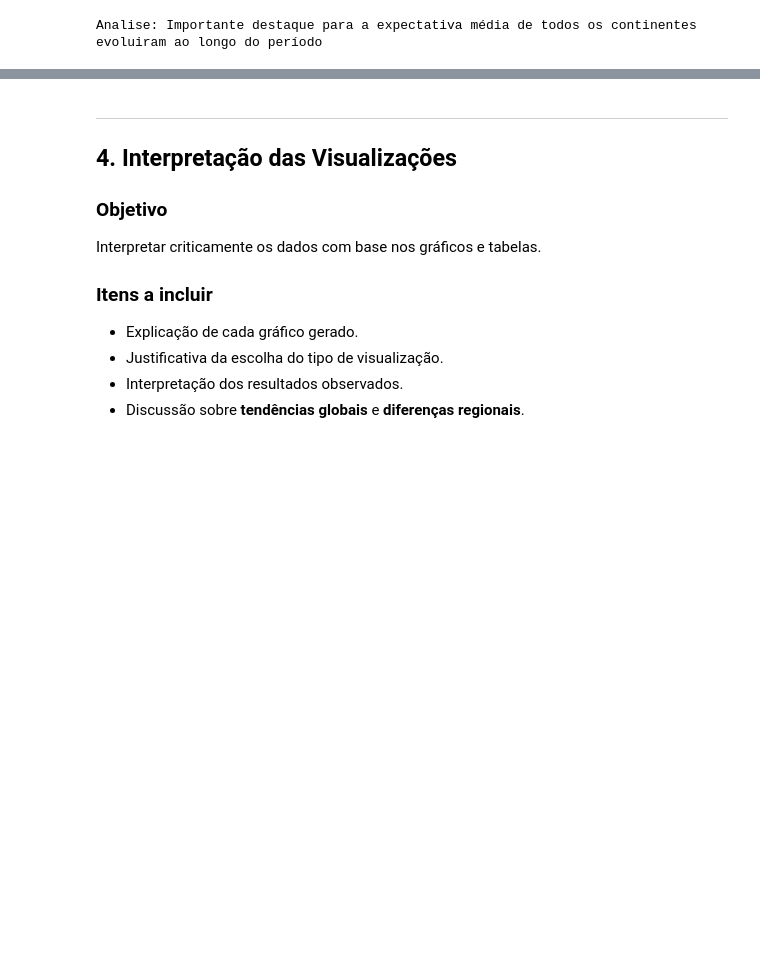
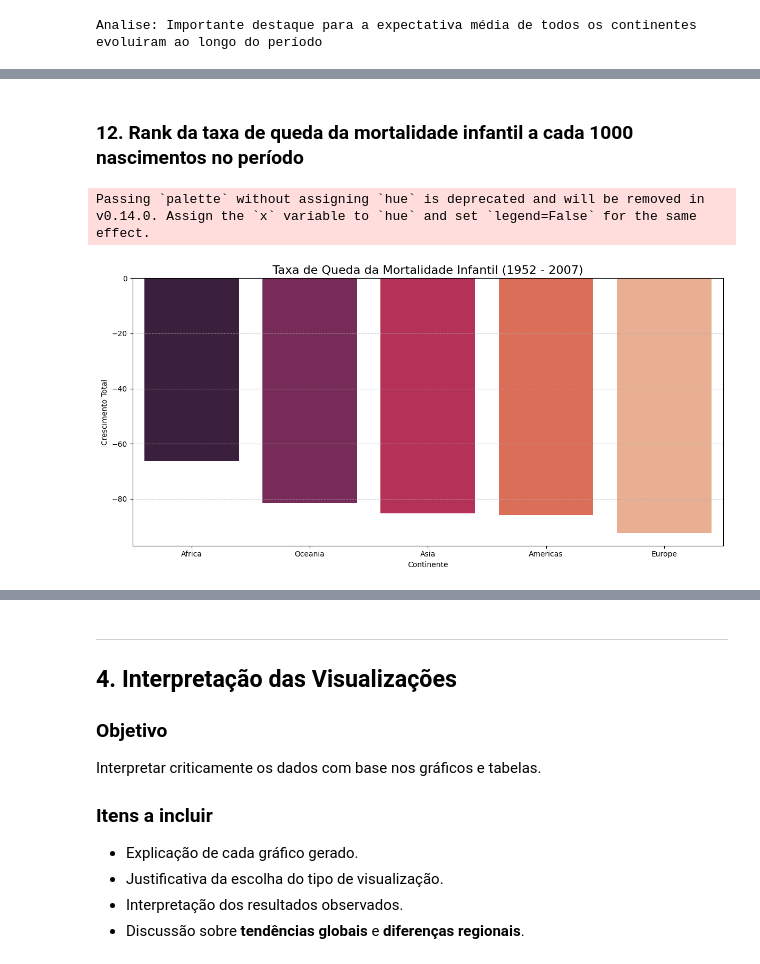
Before and after one commit to brunobgcardoso/avaliacao-python-ciencia-dados, a Jupyter notebook: src/Projeto.ipynb, the cells around one changed output, grey strips where cells are left out. Drawn from its saved outputs; the diff is of its cells as text; code cells hidden in the pictures; blank space fills up the shorter version.

```diff
--- a/src/Projeto.ipynb
+++ b/src/Projeto.ipynb
@@ -1415,0 +1460,23 @@ The library used by the *country names* `locationmode` option is changing in an
+# %% [markdown]
+### 12. Rank da taxa de queda da mortalidade infantil a cada 1000 nascimentos no período
+# %%
+# Calculo da populacao entre 1952 e 2007
+pop_inicio = df[df['year'] == 1952].groupby('continent')['childMortalityPer1000Born'].sum()
+pop_fim = df[df['year'] == 2007].groupby('continent')['childMortalityPer1000Born'].sum()
+
+# Calculo da taxa de queda da mortalidade infantil
+cresc_pop = ((pop_fim - pop_inicio) / pop_inicio * 100).reset_index(name='tx_cresc').sort_values(by='tx_cresc', ascending=False)
+
+# Gráfico
+plot_bar(
+    data=cresc_pop,
+    x='continent',
+    y='tx_cresc',
+    titulo='Taxa de Queda da Mortalidade Infantil (1952 - 2007)',
+    label_x='Continente',
+    label_y='Crescimento Total',
+    palette='rocket',
+)
+# %% [output]
+Passing `palette` without assigning `hue` is deprecated and will be removed in v0.14.0. Assign the `x` variable to `hue` and set `legend=False` for the same effect.
+[figure, added]
```
Also changed, not shown: parts of 16 cells of this notebook.
